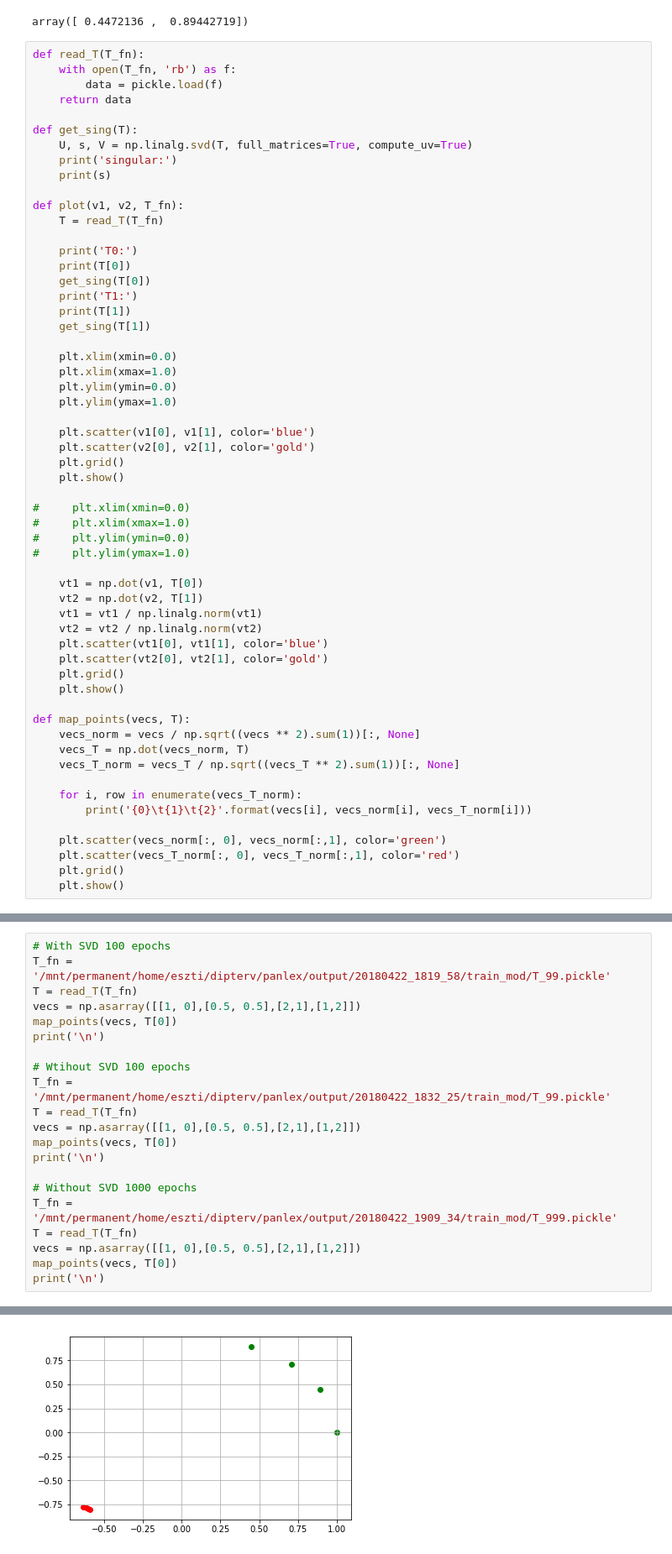
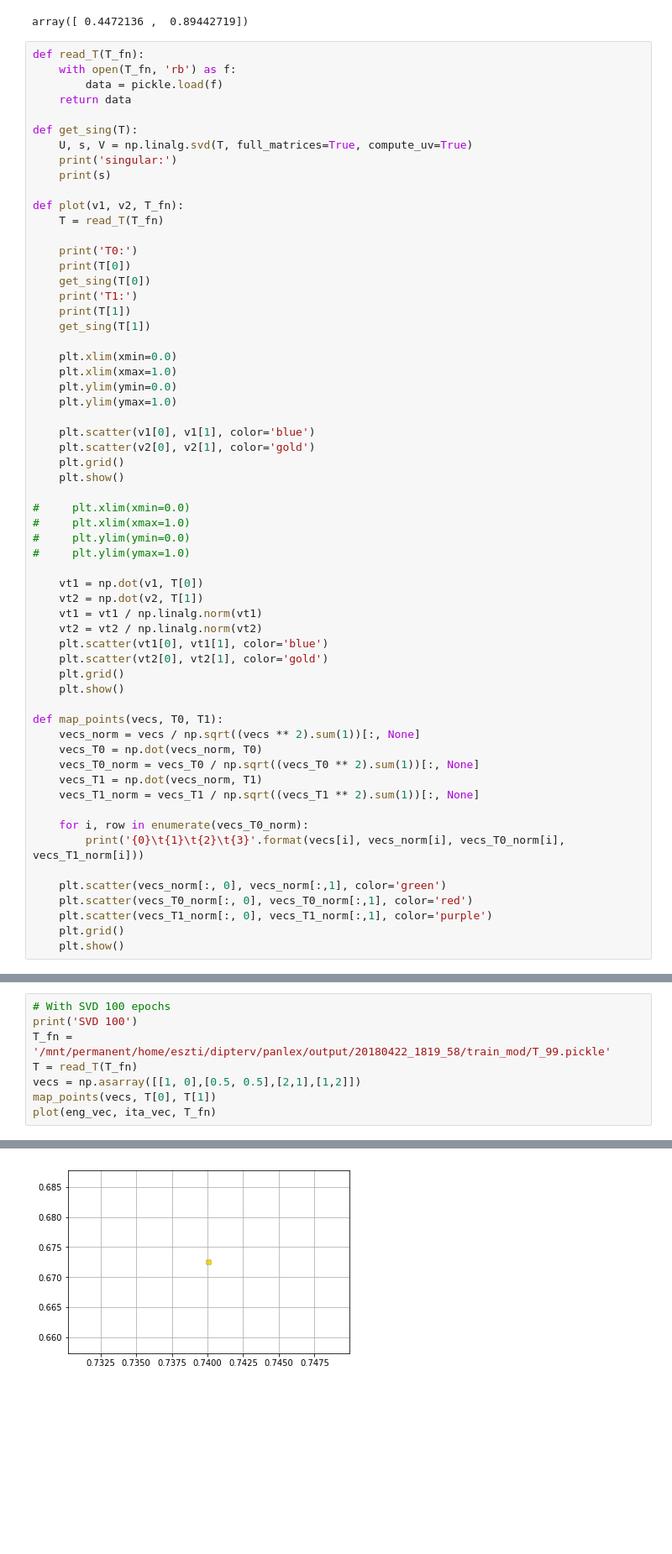
Before and after one commit to Eszti/dipterv, a Jupyter notebook: notebooks/tools/2_words.ipynb, the cells around one changed output, grey strips where cells are left out. Shown: that part at 84% size. Drawn from its saved outputs; the diff is of its cells as text; blank space fills up the shorter version.

```diff
--- a/notebooks/tools/2_words.ipynb
+++ b/notebooks/tools/2_words.ipynb
@@ -62,15 +66,18 @@ def plot(v1, v2, T_fn):
     plt.grid()
     plt.show()
 
-def map_points(vecs, T):
+def map_points(vecs, T0, T1):
     vecs_norm = vecs / np.sqrt((vecs ** 2).sum(1))[:, None]
-    vecs_T = np.dot(vecs_norm, T)
-    vecs_T_norm = vecs_T / np.sqrt((vecs_T ** 2).sum(1))[:, None]
+    vecs_T0 = np.dot(vecs_norm, T0)
+    vecs_T0_norm = vecs_T0 / np.sqrt((vecs_T0 ** 2).sum(1))[:, None]
+    vecs_T1 = np.dot(vecs_norm, T1)
+    vecs_T1_norm = vecs_T1 / np.sqrt((vecs_T1 ** 2).sum(1))[:, None]
 
-    for i, row in enumerate(vecs_T_norm):
-        print('{0}\t{1}\t{2}'.format(vecs[i], vecs_norm[i], vecs_T_norm[i]))
+    for i, row in enumerate(vecs_T0_norm):
+        print('{0}\t{1}\t{2}\t{3}'.format(vecs[i], vecs_norm[i], vecs_T0_norm[i], vecs_T1_norm[i]))
 
     plt.scatter(vecs_norm[:, 0], vecs_norm[:,1], color='green')
-    plt.scatter(vecs_T_norm[:, 0], vecs_T_norm[:,1], color='red')
+    plt.scatter(vecs_T0_norm[:, 0], vecs_T0_norm[:,1], color='red')
+    plt.scatter(vecs_T1_norm[:, 0], vecs_T1_norm[:,1], color='purple')
     plt.grid()
     plt.show()
@@ -77,22 +91,9 @@ def map_points(vecs, T):
 # %%
 # With SVD 100 epochs
+print('SVD 100')
 T_fn = '/mnt/permanent/home/eszti/dipterv/panlex/output/20180422_1819_58/train_mod/T_99.pickle'
 T = read_T(T_fn)
 vecs = np.asarray([[1, 0],[0.5, 0.5],[2,1],[1,2]])
-map_points(vecs, T[0])
-print('\n')
-
-# Wtihout SVD 100 epochs
-T_fn = '/mnt/permanent/home/eszti/dipterv/panlex/output/20180422_1832_25/train_mod/T_99.pickle'
-T = read_T(T_fn)
-vecs = np.asarray([[1, 0],[0.5, 0.5],[2,1],[1,2]])
-map_points(vecs, T[0])
-print('\n')
-
-# Without SVD 1000 epochs
-T_fn = '/mnt/permanent/home/eszti/dipterv/panlex/output/20180422_1909_34/train_mod/T_999.pickle'
-T = read_T(T_fn)
-vecs = np.asarray([[1, 0],[0.5, 0.5],[2,1],[1,2]])
-map_points(vecs, T[0])
-print('\n')
+map_points(vecs, T[0], T[1])
+plot(eng_vec, ita_vec, T_fn)
 # %% [output]
@@ -113 +117 @@ print('\n')
-[figure, old version]
+[figure, new version]
```
Also changed, not shown: parts of 7 cells of this notebook.
